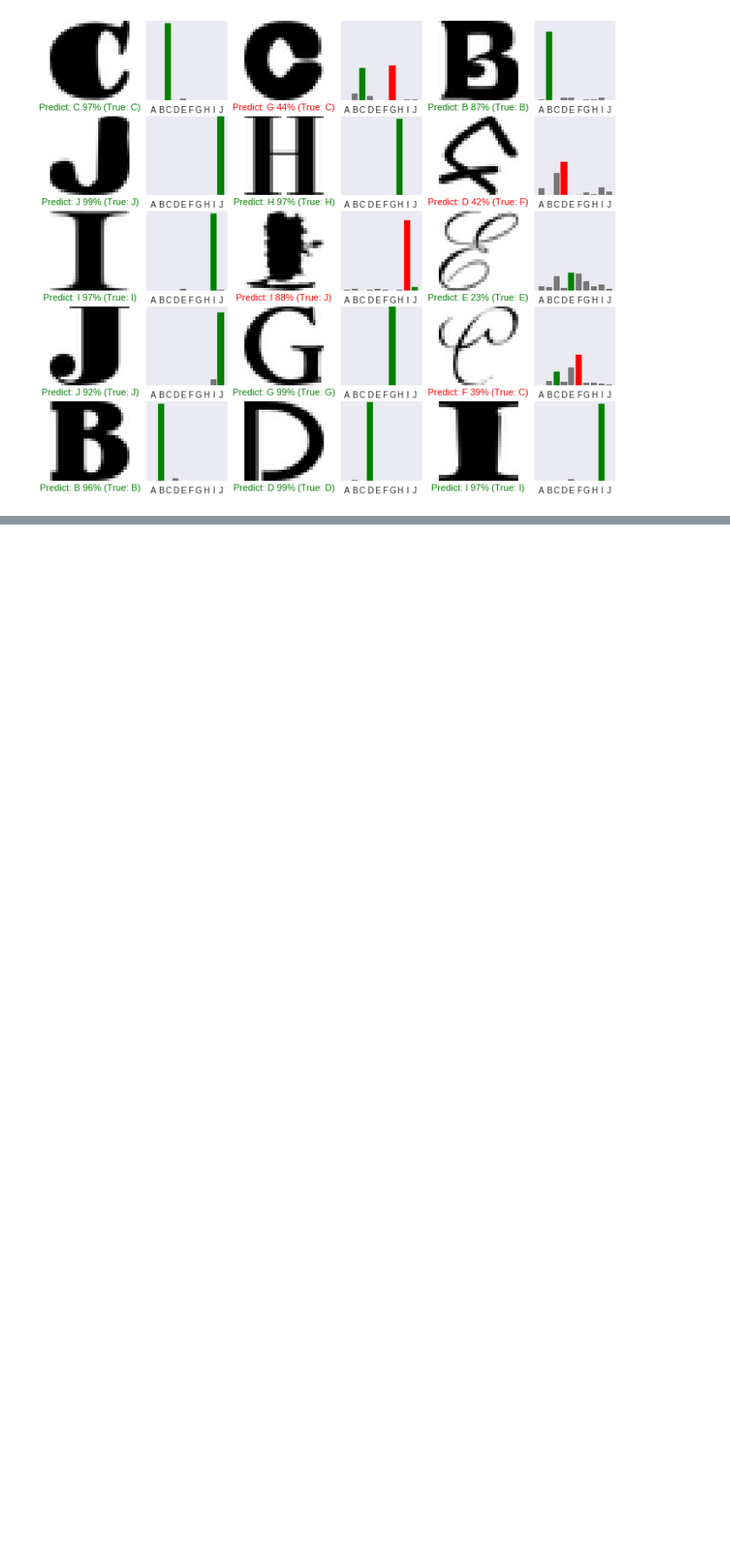
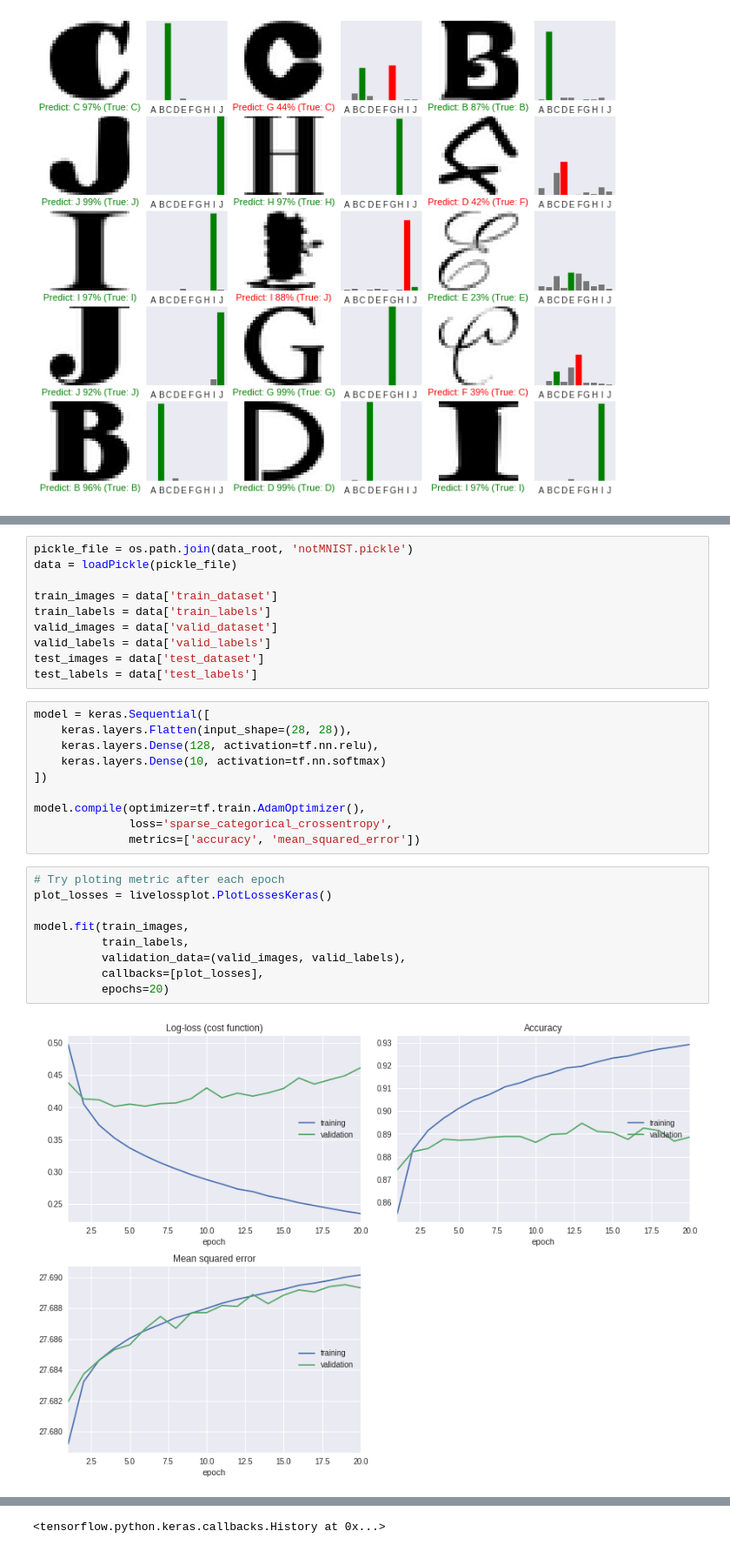
Before and after one commit to BOSS-Danuphan/udacity-deep-learning, a Jupyter notebook: 1_notmnist.ipynb, the cells around one changed output, grey strips where cells are left out. Shown: that part at 87% size. Drawn from its saved outputs; the diff is of its cells as text; blank space fills up the shorter version.

Commit message:
Implement Neural Network using TensorFlow

```diff
--- a/1_notmnist.ipynb
+++ b/1_notmnist.ipynb
@@ -540,0 +568,31 @@ plt.show()
+# %%
+pickle_file = os.path.join(data_root, 'notMNIST.pickle')
+data = loadPickle(pickle_file)
+
+train_images = data['train_dataset']
+train_labels = data['train_labels']
+valid_images = data['valid_dataset']
+valid_labels = data['valid_labels']
+test_images = data['test_dataset']
+test_labels = data['test_labels']
+# %%
+model = keras.Sequential([
+    keras.layers.Flatten(input_shape=(28, 28)),
+    keras.layers.Dense(128, activation=tf.nn.relu),
+    keras.layers.Dense(10, activation=tf.nn.softmax)
+])
+
+model.compile(optimizer=tf.train.AdamOptimizer(),
+              loss='sparse_categorical_crossentropy',
+              metrics=['accuracy', 'mean_squared_error'])
+# %%
+# Try ploting metric after each epoch
+plot_losses = livelossplot.PlotLossesKeras()
+
+model.fit(train_images,
+          train_labels,
+          validation_data=(valid_images, valid_labels),
+          callbacks=[plot_losses],
+          epochs=20)
+# %% [output]
+[figure, added]
@@ -540,0 +600 @@ plt.show()
+<tensorflow.python.keras.callbacks.History at 0x...>
```
Also changed, not shown: parts of 7 cells of this notebook.
